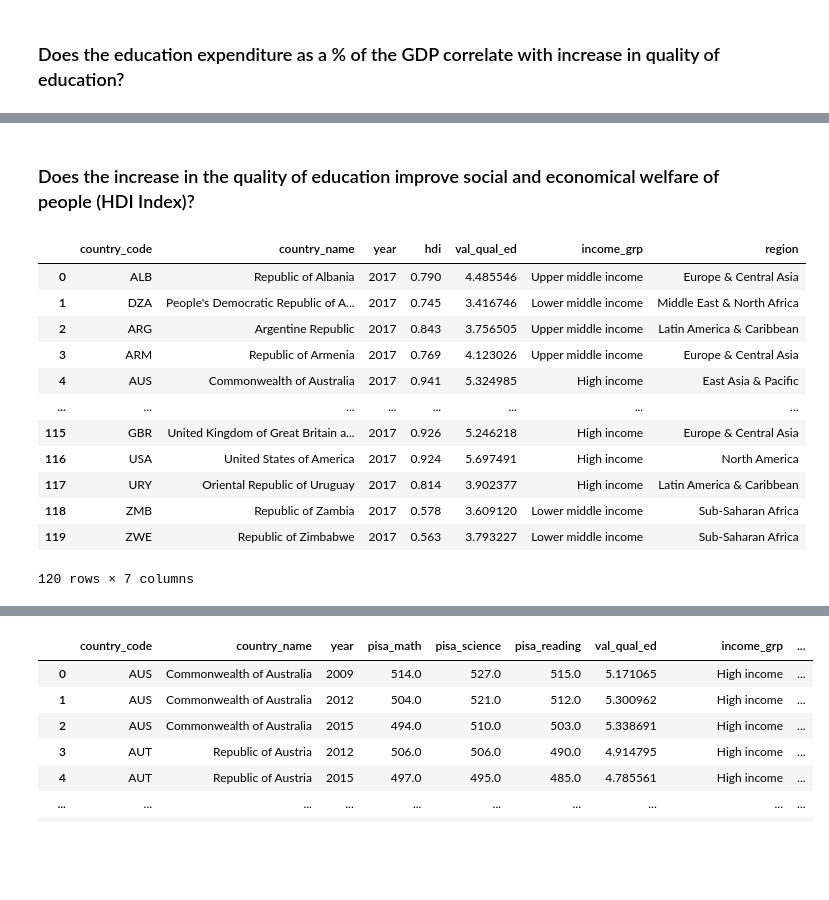
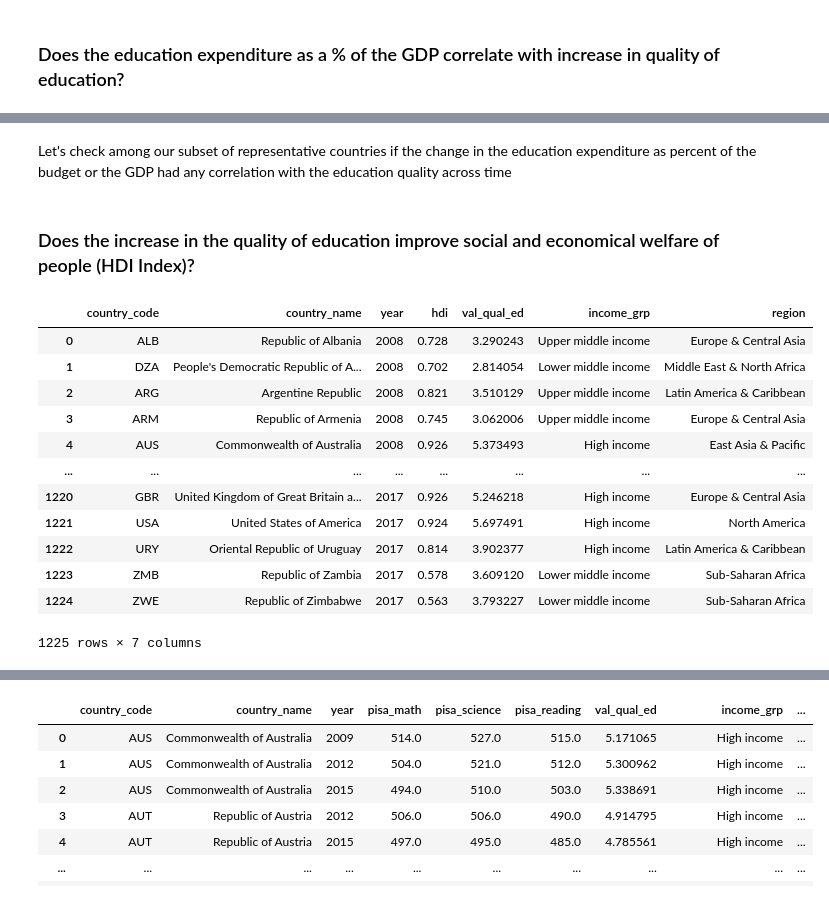
Before and after one commit to IShaalan/BAIT580A---Project-Repo, a Jupyter notebook: analysis.ipynb, the cells around one changed output, grey strips where cells are left out. Drawn from its saved outputs; the diff is of its cells as text; code cells hidden in the pictures; blank space fills up the shorter version.

```diff
--- a/analysis.ipynb
+++ b/analysis.ipynb
@@ -243,0 +265,2 @@ px.scatter(data_frame=edu_indicators,x='edu_pcnt_bud',y='val_qual_ed',labels='co
+# %% [markdown]
+Let's check among our subset of representative countries if the change in the education expenditure as percent of the budget or the GDP had any correlation with the education quality across time
@@ -246,29 +286,29 @@ px.scatter(data_frame=edu_indicators,x='edu_pcnt_bud',y='val_qual_ed',labels='co
 # %%
 qu_hdi_qual = '''SELECT ct.country_code, ct.country_name, hc.year, hdi, val_qual_ed, ct.income_grp, ct.region
 FROM edx.education_indicators as ei
 	INNER JOIN edx.human_capital as hc ON ei.year = hc.year and ei.country_code = hc.country_code
 	INNER JOIN edx.country as ct on ct.country_code  = hc.country_code
-WHERE hdi is not NULL and val_qual_ed is not NULL and hc.year BETWEEN 2017 and 2017'''
+WHERE hdi is not NULL and val_qual_ed is not NULL and hc.year BETWEEN 2008 and 2017'''
 
 cur.execute(query=qu_hdi_qual)
 df_hdi_qual = pd.DataFrame(cur.fetchall())
 
 df_hdi_qual.columns = ['country_code','country_name','year','hdi','val_qual_ed','income_grp','region']
 
 df_hdi_qual = df_hdi_qual.dropna()
 
 df_hdi_qual
 # %% [output]
 |  | country_code | country_name | year | hdi | val_qual_ed | income_grp | region |
-| 0 | ALB | Republic of Albania | 2017 | 0.790 | 4.485546 | Upper middle income | Europe & Central Asia |
-| 1 | DZA | People's Democratic Republic of A... | 2017 | 0.745 | 3.416746 | Lower middle income | Middle East & North Africa |
-| 2 | ARG | Argentine Republic | 2017 | 0.843 | 3.756505 | Upper middle income | Latin America & Caribbean |
-| 3 | ARM | Republic of Armenia | 2017 | 0.769 | 4.123026 | Upper middle income | Europe & Central Asia |
-| 4 | AUS | Commonwealth of Australia | 2017 | 0.941 | 5.324985 | High income | East Asia & Pacific |
+| 0 | ALB | Republic of Albania | 2008 | 0.728 | 3.290243 | Upper middle income | Europe & Central Asia |
+| 1 | DZA | People's Democratic Republic of A... | 2008 | 0.702 | 2.814054 | Lower middle income | Middle East & North Africa |
+| 2 | ARG | Argentine Republic | 2008 | 0.821 | 3.510129 | Upper middle income | Latin America & Caribbean |
+| 3 | ARM | Republic of Armenia | 2008 | 0.745 | 3.062006 | Upper middle income | Europe & Central Asia |
+| 4 | AUS | Commonwealth of Australia | 2008 | 0.926 | 5.373493 | High income | East Asia & Pacific |
 | ... | ... | ... | ... | ... | ... | ... | ... |
-| 115 | GBR | United Kingdom of Great Britain a... | 2017 | 0.926 | 5.246218 | High income | Europe & Central Asia |
-| 116 | USA | United States of America | 2017 | 0.924 | 5.697491 | High income | North America |
-| 117 | URY | Oriental Republic of Uruguay | 2017 | 0.814 | 3.902377 | High income | Latin America & Caribbean |
-| 118 | ZMB | Republic of Zambia | 2017 | 0.578 | 3.609120 | Lower middle income | Sub-Saharan Africa |
-| 119 | ZWE | Republic of Zimbabwe | 2017 | 0.563 | 3.793227 | Lower middle income | Sub-Saharan Africa |
+| 1220 | GBR | United Kingdom of Great Britain a... | 2017 | 0.926 | 5.246218 | High income | Europe & Central Asia |
+| 1221 | USA | United States of America | 2017 | 0.924 | 5.697491 | High income | North America |
+| 1222 | URY | Oriental Republic of Uruguay | 2017 | 0.814 | 3.902377 | High income | Latin America & Caribbean |
+| 1223 | ZMB | Republic of Zambia | 2017 | 0.578 | 3.609120 | Lower middle income | Sub-Saharan Africa |
+| 1224 | ZWE | Republic of Zimbabwe | 2017 | 0.563 | 3.793227 | Lower middle income | Sub-Saharan Africa |
-120 rows × 7 columns
+1225 rows × 7 columns
```
Also changed, not shown: parts of 53 cells of this notebook, 2 other files.
